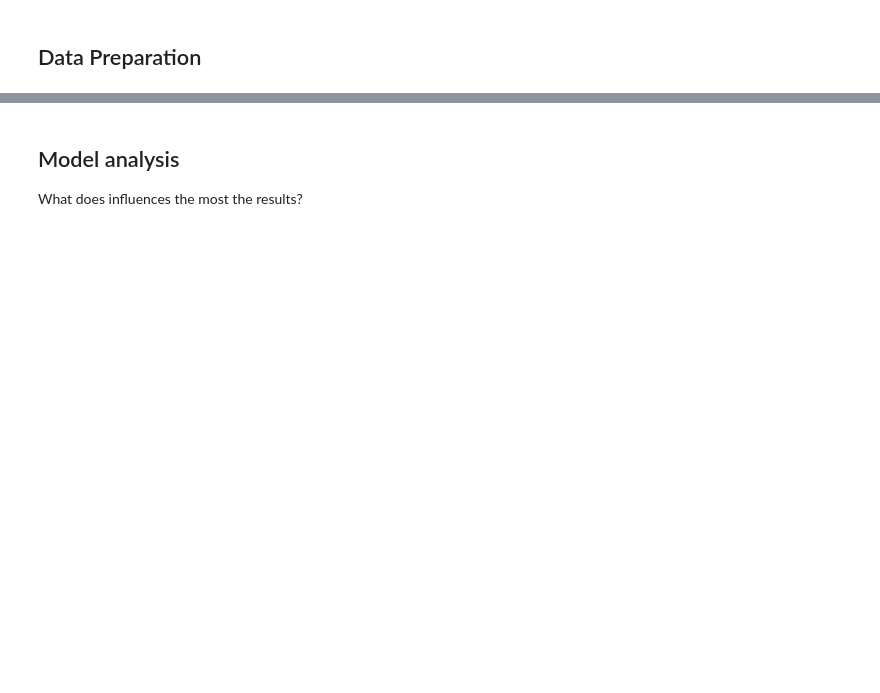
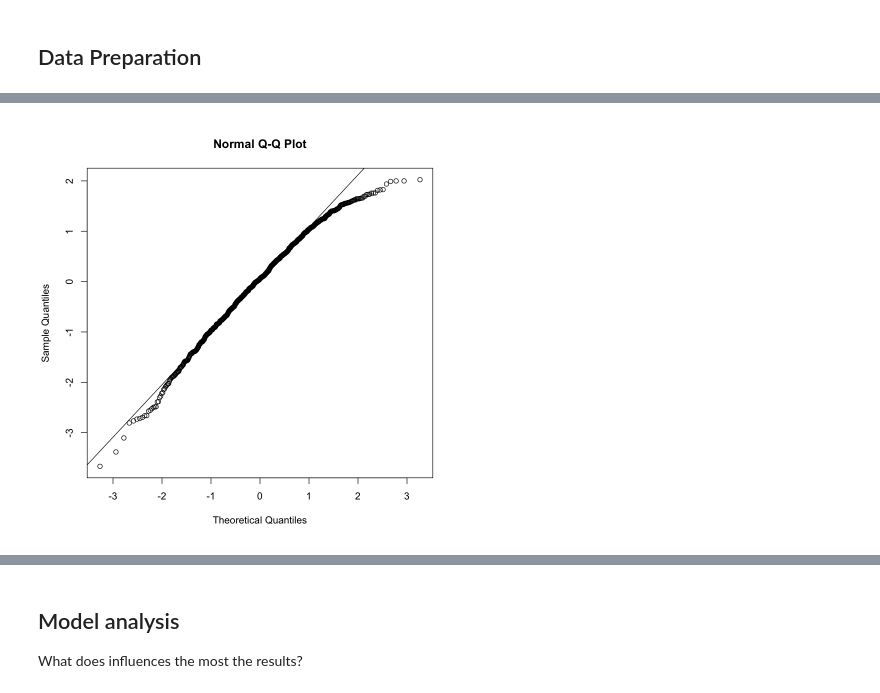
Before and after one commit to scerioli/Global-Preferences-Survey, a Jupyter notebook: ExtendedAnalysis/ExplorationAnalysis.ipynb, the cells around one changed output, grey strips where cells are left out. Saved outputs shown, nothing was run; the diff lists cells and outputs as text; code cells hidden in the pictures; blank space fills up the shorter version.

```diff
--- a/ExtendedAnalysis/ExplorationAnalysis.ipynb
+++ b/ExtendedAnalysis/ExplorationAnalysis.ipynb
@@ -51,0 +98,5 @@ dataComplete[, trustRaw := as.factor(trust)]
+# %%
+qqnorm(models[["posrecip"]][["Peru"]]$residuals)
+qqline(models[["posrecip"]][["Peru"]]$residuals)
+# %% [output]
+[figure, added]
```
Also changed, not shown: parts of 31 cells of this notebook, 4 other files.
